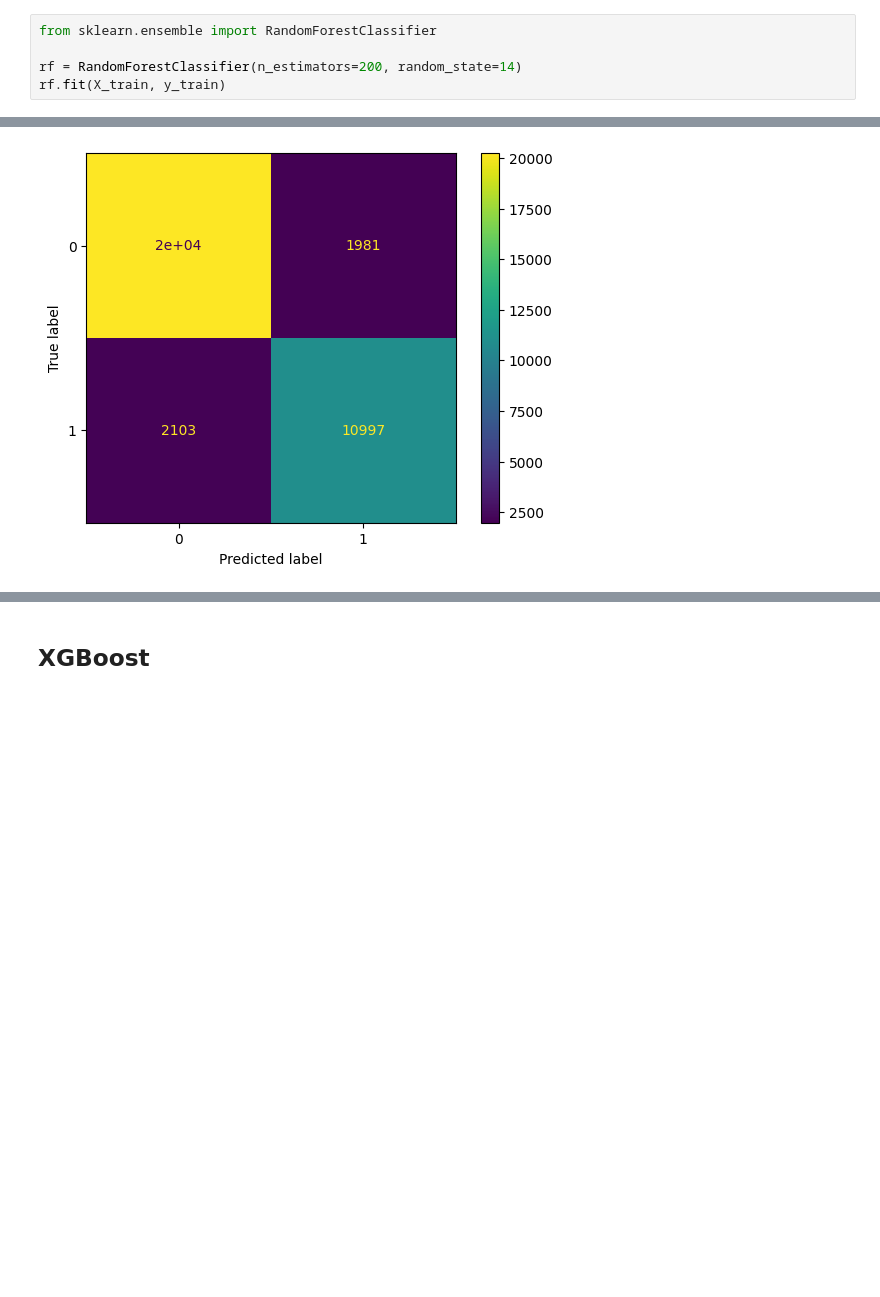
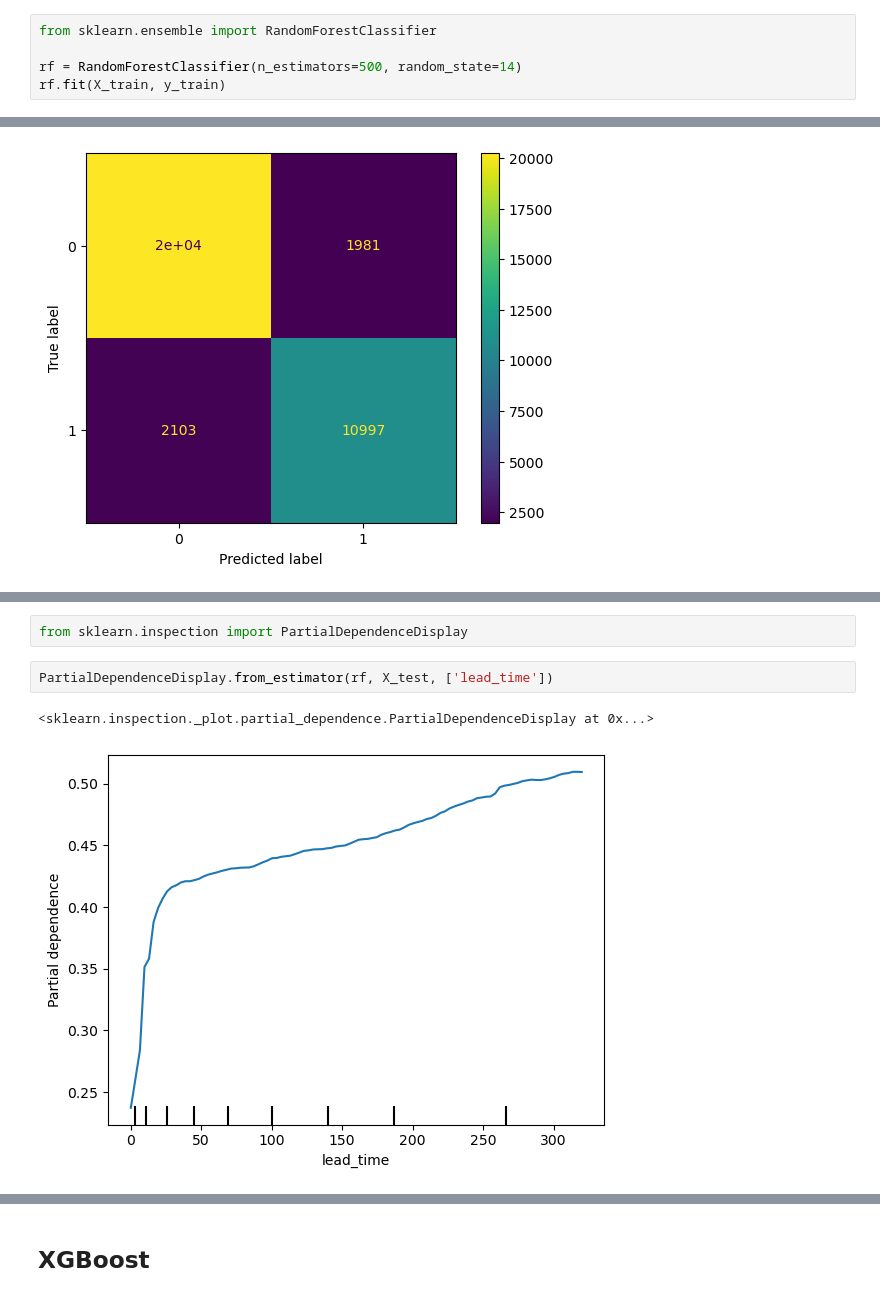
Before and after one commit to autoastt/BC2407, a Jupyter notebook: Model.ipynb, the cells around one changed output, grey strips where cells are left out. Cells and saved outputs as stored; diff of their text form; blank space fills up the shorter version.

```diff
--- a/Model.ipynb
+++ b/Model.ipynb
@@ -17,6 +17,6 @@ y_test = test['is_canceled']
 # %%
 from sklearn.ensemble import RandomForestClassifier
 
-rf = RandomForestClassifier(n_estimators=200, random_state=14)
+rf = RandomForestClassifier(n_estimators=500, random_state=14)
 rf.fit(X_train, y_train)
 # %% [output]
@@ -64,3 +64,10 @@ plt.gca().invert_yaxis()  # Highest importance at the top
 plt.show()
 # %% [output]
 [figure]
+# %%
+from sklearn.inspection import PartialDependenceDisplay
+# %%
+PartialDependenceDisplay.from_estimator(rf, X_test, ['lead_time'])
+# %% [output]
+<sklearn.inspection._plot.partial_dependence.PartialDependenceDisplay at 0x...>
+[figure, added]
```
Also changed, not shown: parts of 12 cells of this notebook, 1 other file.
